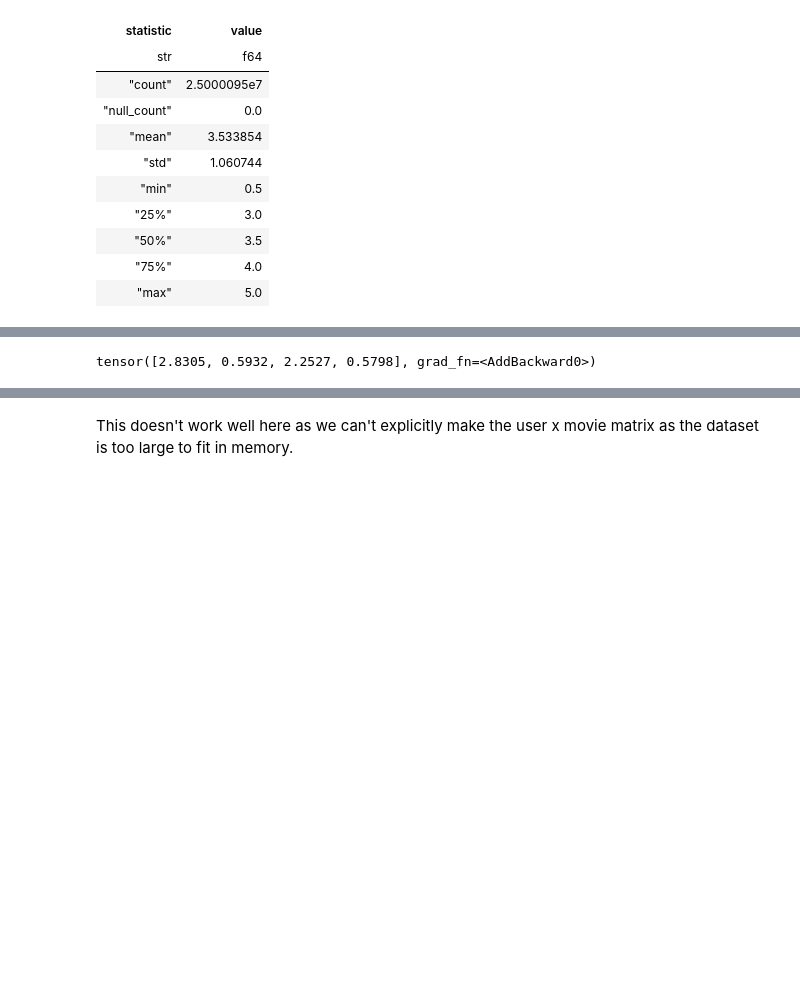
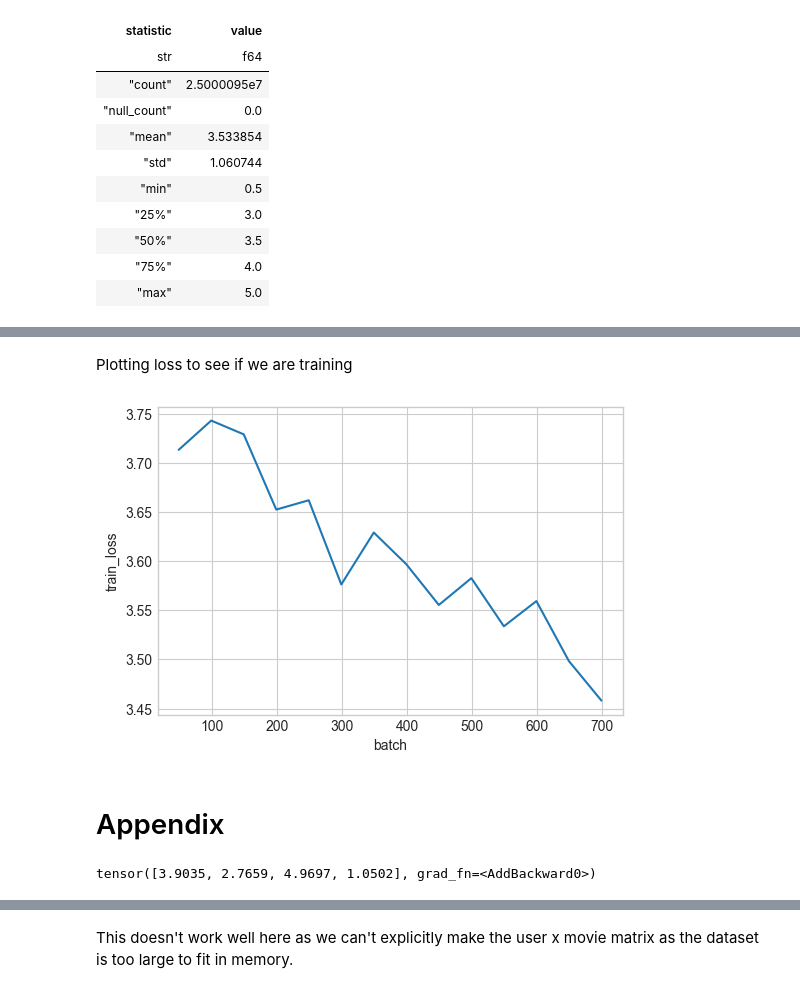
Before and after one commit to stanton119/data-analysis, a Jupyter notebook: neural_networks/unfinished-movie_similarity/nn_embeddings.ipynb, the cells around one changed output, grey strips where cells are left out. Saved outputs shown, nothing was run; the diff lists cells and outputs as text; code cells hidden in the pictures; blank space fills up the shorter version.

Commit message:
nn embedding in progress

```diff
--- a/neural_networks/unfinished-movie_similarity/nn_embeddings.ipynb
+++ b/neural_networks/unfinished-movie_similarity/nn_embeddings.ipynb
@@ -122,0 +281,4 @@ shape: (9, 2)
+# %%
+logger = DictLogger()
+trainer = pyl.Trainer(max_epochs=10, logger=logger)
+trainer.fit(model, dataloader_train, dataloader_val)
@@ -123,9 +307,21 @@ shape: (9, 2)
+# %% [markdown]
+Plotting loss to see if we are training
+# %%
+plot_df = pl.DataFrame(logger.metrics['train_loss_step'], schema=['batch', 'train_loss'])
+
+fig, ax = plt.subplots(figsize=(6, 4))
+sns.lineplot(data=plot_df, x='batch', y='train_loss', ax=ax)
+fig.show()
+# %% [output]
+[figure, added]
+# %% [markdown]
+# Appendix
 # %%
 import torch
 import torch.nn as nn
 
 
-class MovieEmbeddingModel(nn.Module):
+class MovieEmbeddingModel(pl.LightningModule):
     def __init__(self, num_users, num_movies, embedding_dim):
         super(MovieEmbeddingModel, self).__init__()
         self.user_embedding = nn.Embedding(num_users, embedding_dim)
@@ -163,7 +359,7 @@ movie_ids = torch.tensor([101, 102, 103, 104])  # Corresponding movie IDs
 ratings = model(user_ids, movie_ids)  # Process in a single forward pass
 ratings
 # %% [output]
-tensor([2.8305, 0.5932, 2.2527, 0.5798], grad_fn=<AddBackward0>)
+tensor([3.9035, 2.7659, 4.9697, 1.0502], grad_fn=<AddBackward0>)
 # %%
 import torch
 import torch.nn as nn
```
Also changed, not shown: parts of 18 cells of this notebook, 1 other file.
